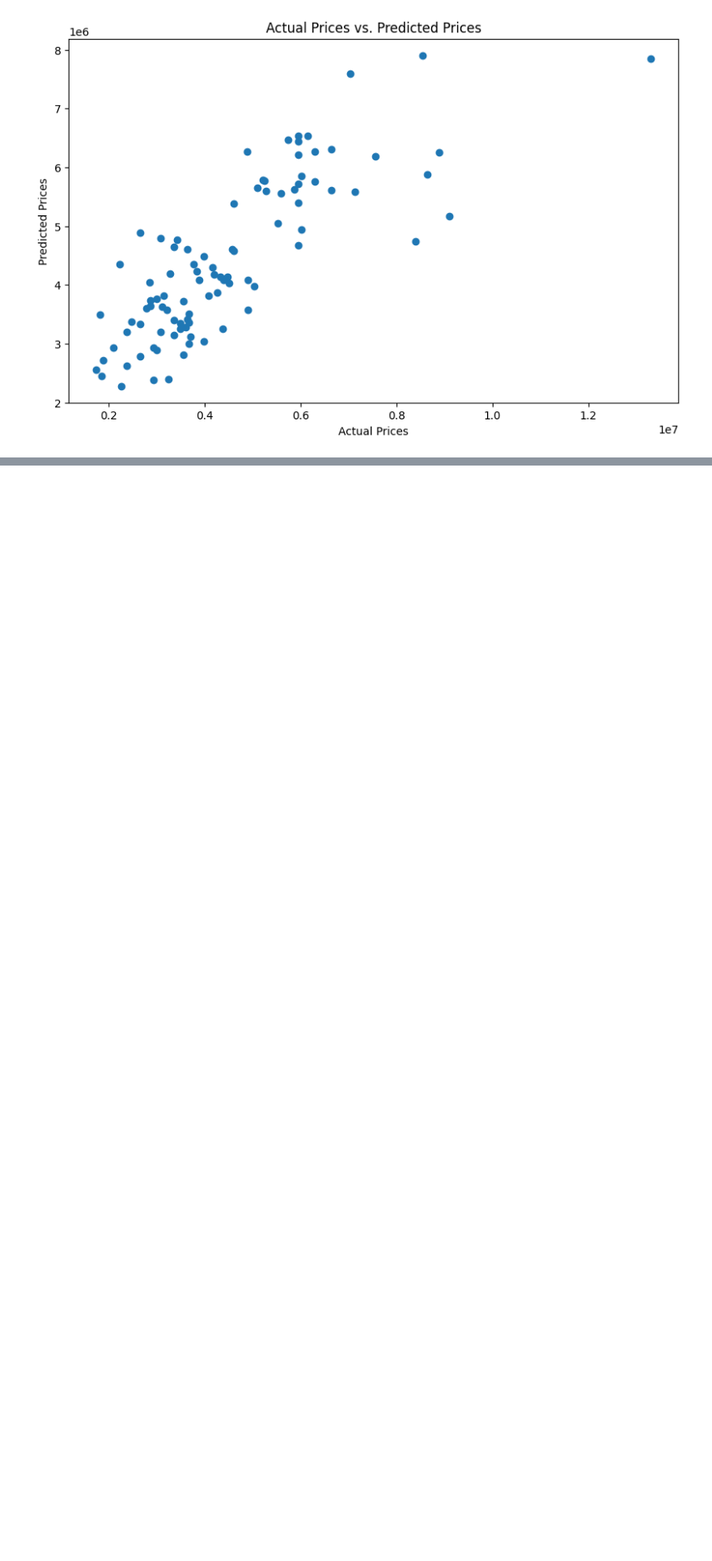
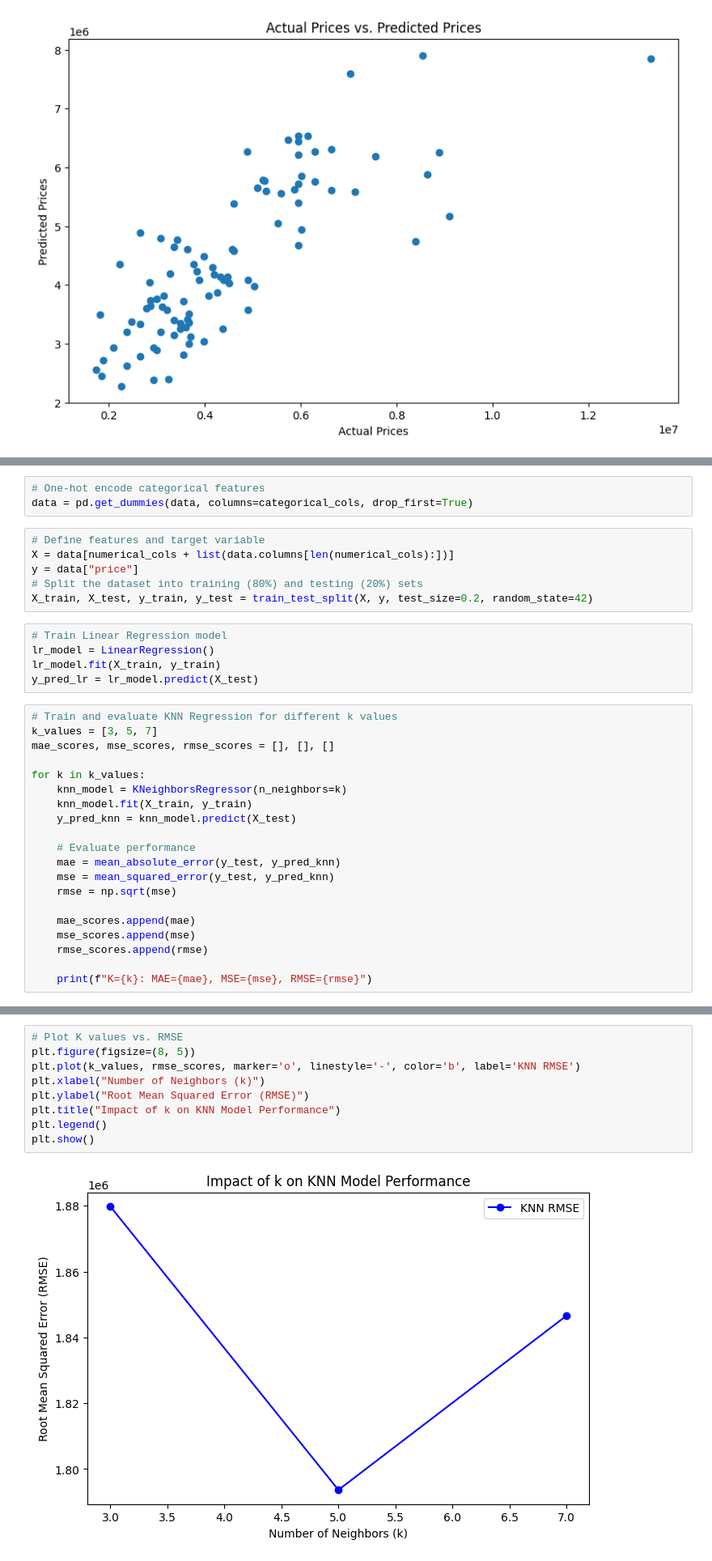
Before and after one commit to 43pratik/ML_lab, a Jupyter notebook: Prac_4.ipynb, the cells around one changed output, grey strips where cells are left out. Shown at 81% size. Saved outputs shown, nothing was run; the diff lists cells and outputs as text; blank space fills up the shorter version.

```diff
--- a/Prac_4.ipynb
+++ b/Prac_4.ipynb
@@ -127,0 +144,34 @@ plt.show()
+# %%
+# One-hot encode categorical features
+data = pd.get_dummies(data, columns=categorical_cols, drop_first=True)
+# %%
+# Define features and target variable
+X = data[numerical_cols + list(data.columns[len(numerical_cols):])]
+y = data["price"]
+# Split the dataset into training (80%) and testing (20%) sets
+X_train, X_test, y_train, y_test = train_test_split(X, y, test_size=0.2, random_state=42)
+# %%
+# Train Linear Regression model
+lr_model = LinearRegression()
+lr_model.fit(X_train, y_train)
+y_pred_lr = lr_model.predict(X_test)
+# %%
+# Train and evaluate KNN Regression for different k values
+k_values = [3, 5, 7]
+mae_scores, mse_scores, rmse_scores = [], [], []
+
+for k in k_values:
+    knn_model = KNeighborsRegressor(n_neighbors=k)
+    knn_model.fit(X_train, y_train)
+    y_pred_knn = knn_model.predict(X_test)
+
+    # Evaluate performance
+    mae = mean_absolute_error(y_test, y_pred_knn)
+    mse = mean_squared_error(y_test, y_pred_knn)
+    rmse = np.sqrt(mse)
+
+    mae_scores.append(mae)
+    mse_scores.append(mse)
+    rmse_scores.append(rmse)
+
+    print(f"K={k}: MAE={mae}, MSE={mse}, RMSE={rmse}")
@@ -127,0 +193,11 @@ plt.show()
+# %%
+# Plot K values vs. RMSE
+plt.figure(figsize=(8, 5))
+plt.plot(k_values, rmse_scores, marker='o', linestyle='-', color='b', label='KNN RMSE')
+plt.xlabel("Number of Neighbors (k)")
+plt.ylabel("Root Mean Squared Error (RMSE)")
+plt.title("Impact of k on KNN Model Performance")
+plt.legend()
+plt.show()
+# %% [output]
+[figure, added]
```
Also changed, not shown: parts of 4 cells of this notebook.
